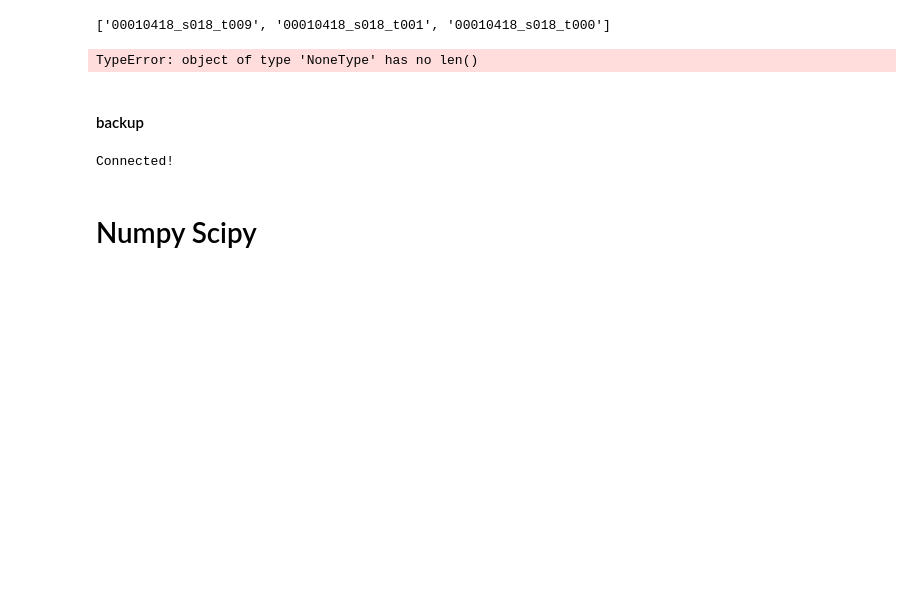
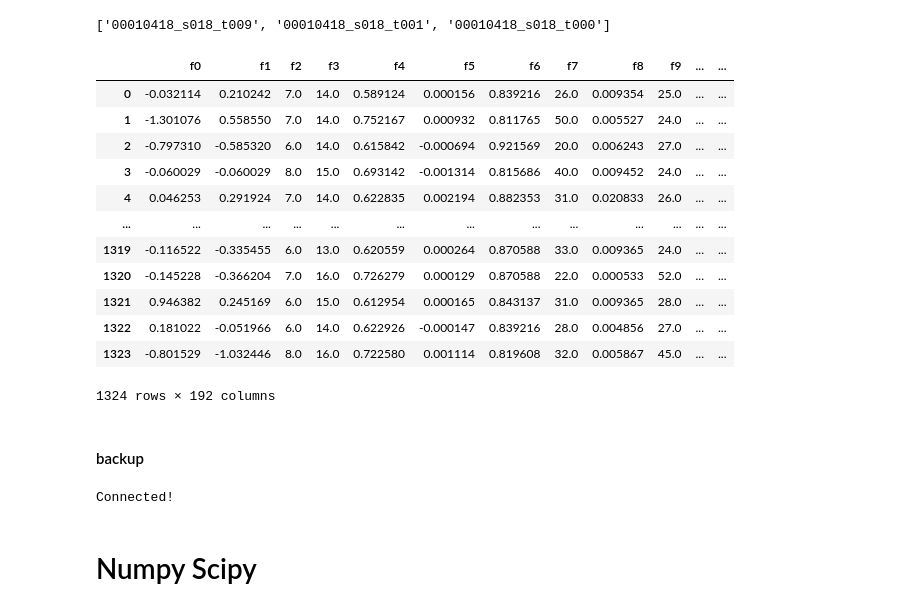
Before and after one commit to ylin00/seizurecast, a Jupyter notebook: notebooks/practice.ipynb, the cells around one changed output. Drawn from its saved outputs; the diff is of its cells as text; code cells hidden in the pictures; blank space fills up the shorter version.

```diff
--- a/notebooks/practice.ipynb
+++ b/notebooks/practice.ipynb
@@ -76,16 +77,3 @@ print(token)
 # save table: token time_abs time_rel features
 # %% [output]
 ['00010418_s018_t009', '00010418_s018_t001', '00010418_s018_t000']
-# %%
-from src.data.file_io import dataset_from_many_edfs
-from src.features.dataset_funcs import get_power, get_power_freq
-
-
-def token_path_to_data_frame(token_paths):
-
-    ds = dataset_from_many_edfs(token_paths, 100, 100, 100)
-    return ds
-
-np.array(token_path_to_data_frame(token_paths)).shape
-# %% [output]
-TypeError: object of type 'NoneType' has no len()
@@ -111,3 +80,31 @@ def token_path_to_dataframe(token_paths):
+# %%
+from src.data import file_io
+from src.features import dataset_funcs
+# def get_features_():
+#     tokens = pd.read_sql_table('directory', engine).loc(lambda df: df['train_test']=='train').head(2).loc[:, 'token_path']
+# #     ds = file_io.dataset_from_many_edfs(tokens, 100, 100, 100)
+# #     return dataset_funcs.get_features(ds)
+#     return tokens
+# get_features_().head()
+
+tks = pd.read_sql("select token, token_path from directory where train_test = 'train' and tcp_type = '01_tcp_ar';", engine)
+ds, _ = file_io.dataset_from_many_edfs(tks.loc[:,'token_path'].head(1).to_numpy(), 100, 100, 100)
+# %%
+dataset_funcs.get_features(ds)
+# %% [output]
+|  | f0 | f1 | f2 | f3 | f4 | f5 | f6 | f7 | f8 | f9 | ... | ... |
+| 0 | -0.032114 | 0.210242 | 7.0 | 14.0 | 0.589124 | 0.000156 | 0.839216 | 26.0 | 0.009354 | 25.0 | ... | ... |
+| 1 | -1.301076 | 0.558550 | 7.0 | 14.0 | 0.752167 | 0.000932 | 0.811765 | 50.0 | 0.005527 | 24.0 | ... | ... |
+| 2 | -0.797310 | -0.585320 | 6.0 | 14.0 | 0.615842 | -0.000694 | 0.921569 | 20.0 | 0.006243 | 27.0 | ... | ... |
+| 3 | -0.060029 | -0.060029 | 8.0 | 15.0 | 0.693142 | -0.001314 | 0.815686 | 40.0 | 0.009452 | 24.0 | ... | ... |
+| 4 | 0.046253 | 0.291924 | 7.0 | 14.0 | 0.622835 | 0.002194 | 0.882353 | 31.0 | 0.020833 | 26.0 | ... | ... |
+| ... | ... | ... | ... | ... | ... | ... | ... | ... | ... | ... | ... | ... |
+| 1319 | -0.116522 | -0.335455 | 6.0 | 13.0 | 0.620559 | 0.000264 | 0.870588 | 33.0 | 0.009365 | 24.0 | ... | ... |
+| 1320 | -0.145228 | -0.366204 | 7.0 | 16.0 | 0.726279 | 0.000129 | 0.870588 | 22.0 | 0.000533 | 52.0 | ... | ... |
+| 1321 | 0.946382 | 0.245169 | 6.0 | 15.0 | 0.612954 | 0.000165 | 0.843137 | 31.0 | 0.009365 | 28.0 | ... | ... |
+| 1322 | 0.181022 | -0.051966 | 6.0 | 14.0 | 0.622926 | -0.000147 | 0.839216 | 28.0 | 0.004856 | 27.0 | ... | ... |
+| 1323 | -0.801529 | -1.032446 | 8.0 | 16.0 | 0.722580 | 0.001114 | 0.819608 | 32.0 | 0.005867 | 45.0 | ... | ... |
+1324 rows × 192 columns
 # %% [markdown]
 #### backup
 # %%
```
Also changed, not shown: parts of 6 cells of this notebook, 4 other files.
